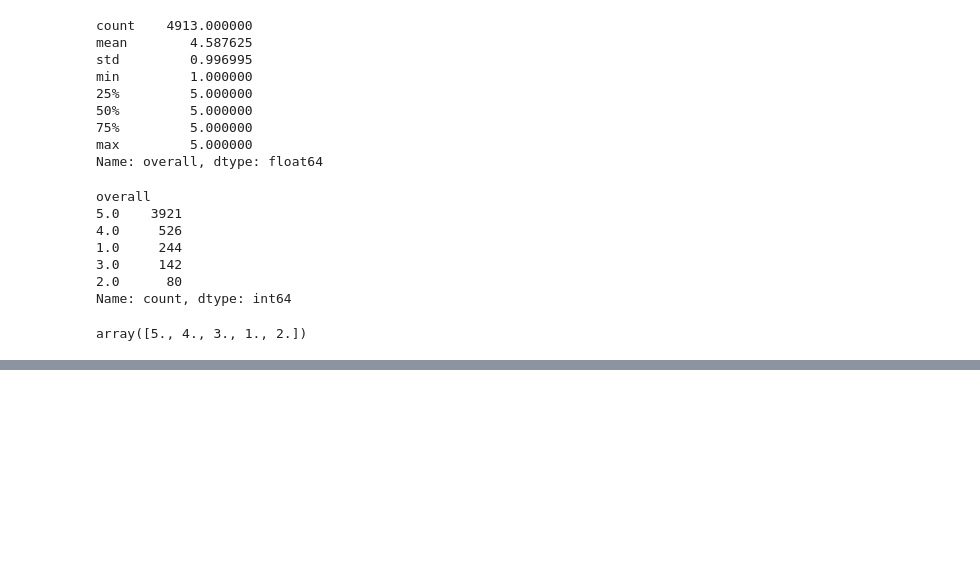
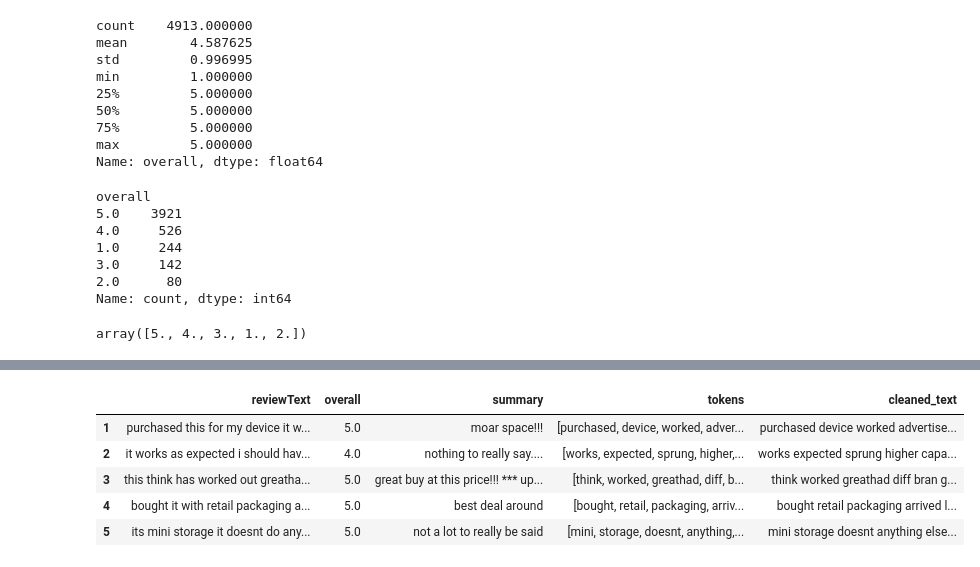
Before and after one commit to saiful247/Sentiment-Analysis-Web-Application-Amazon-Customer-Reviews, a Jupyter notebook: model/Sentiment_Analysis_Amazon.ipynb, the cells around one changed output, grey strips where cells are left out. Cells and saved outputs as stored; diff of their text form; code cells hidden in the pictures; blank space fills up the shorter version.

```diff
--- a/model/Sentiment_Analysis_Amazon.ipynb
+++ b/model/Sentiment_Analysis_Amazon.ipynb
@@ -120,0 +165,3 @@ array([5., 4., 3., 1., 2.])
+# %%
+#r'[^a-z\s]': Removes any character that is not a lowercase letter (a-z) or a space (\s)
+df3.reviewText=df3.reviewText.apply(lambda x: re.sub(r'[^a-z\s]','',x.lower())) #before applying the function it make all review to lower case
@@ -120,0 +196,3 @@ array([5., 4., 3., 1., 2.])
+# %%
+#df3.reviewText=df3.reviewText.apply(lambda x: word_tokenize(x))
+df3['tokens'] = df3['reviewText'].apply(lambda x: word_tokenize(x))
@@ -120,0 +208,4 @@ array([5., 4., 3., 1., 2.])
+# %%
+#Remove stopwords
+stop_words=set(stopwords.words('english'))
+df3.tokens=df3.tokens.apply(lambda x:[word for word in x if word.lower() not in stop_words])
@@ -120,0 +221,11 @@ array([5., 4., 3., 1., 2.])
+# %%
+df3['cleaned_text']=df3.tokens.apply(lambda x: ' '.join(x))
+# %%
+df3.head()
+# %% [output]
+|  | reviewText | overall | summary | tokens | cleaned_text |
+| 1 | purchased this for my device it w... | 5.0 | moar space!!! | [purchased, device, worked, adver... | purchased device worked advertise... |
+| 2 | it works as expected i should hav... | 4.0 | nothing to really say.... | [works, expected, sprung, higher,... | works expected sprung higher capa... |
+| 3 | this think has worked out greatha... | 5.0 | great buy at this price!!! *** up... | [think, worked, greathad, diff, b... | think worked greathad diff bran g... |
+| 4 | bought it with retail packaging a... | 5.0 | best deal around | [bought, retail, packaging, arriv... | bought retail packaging arrived l... |
+| 5 | its mini storage it doesnt do any... | 5.0 | not a lot to really be said | [mini, storage, doesnt, anything,... | mini storage doesnt anything else... |
```
Also changed, not shown: parts of 37 cells of this notebook.
